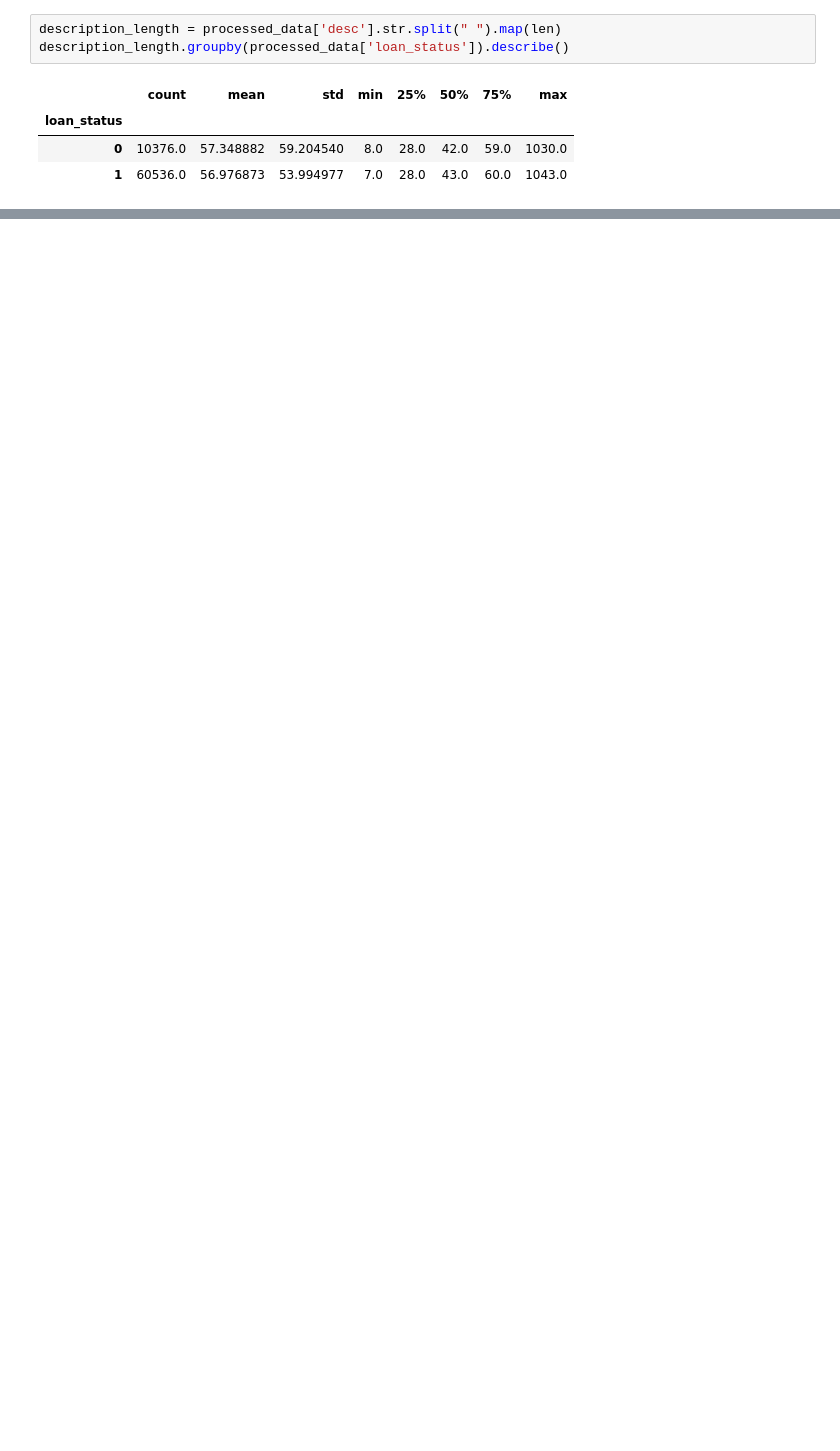
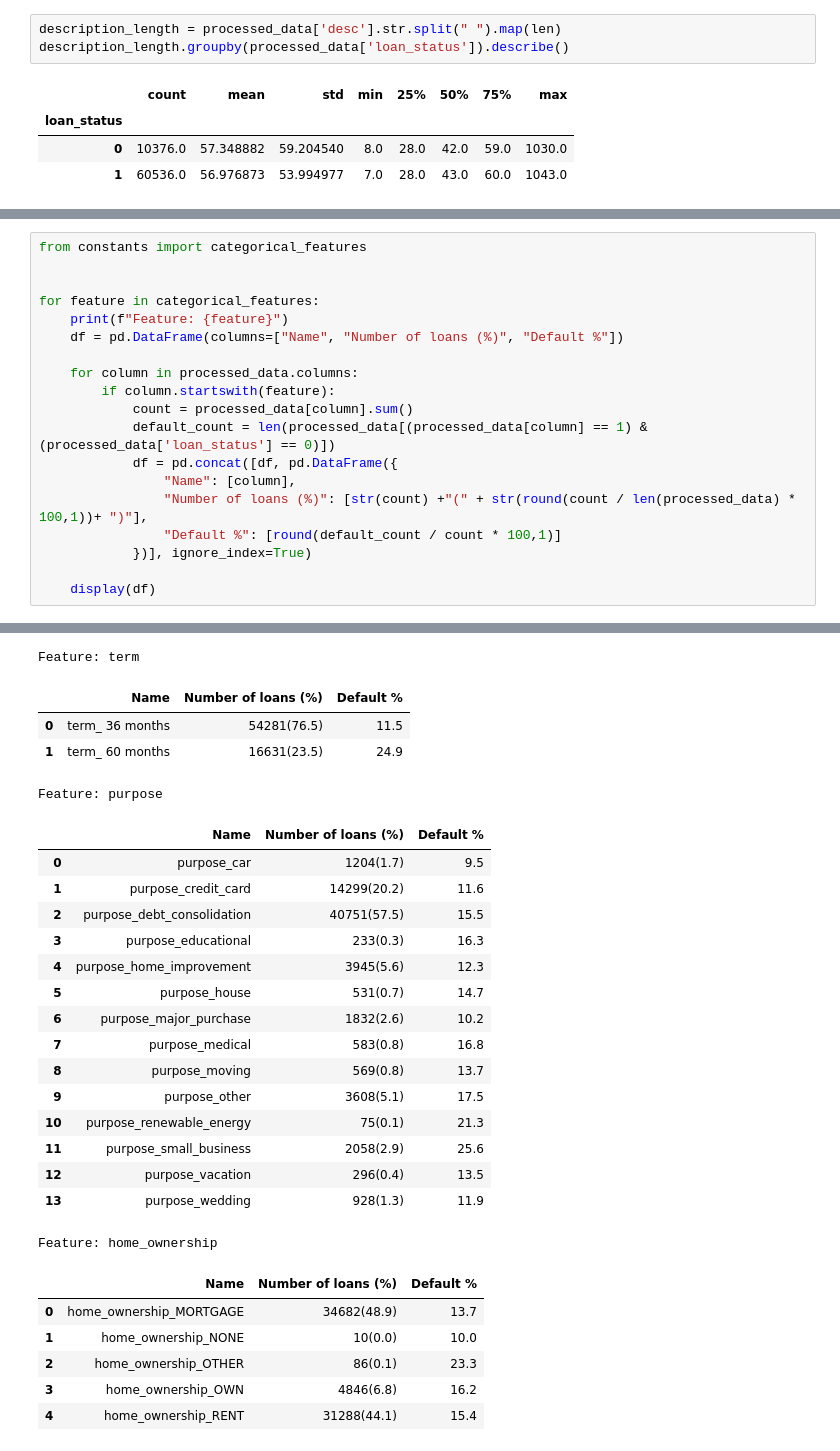
Before and after one commit to JonahNiklas/Pre-project-transformer, a Jupyter notebook: dataset_exploration.ipynb, the cells around one changed output, grey strips where cells are left out. Cells and saved outputs as stored; diff of their text form; blank space fills up the shorter version.

Commit message:
feat: explore categorical features

```diff
--- a/dataset_exploration.ipynb
+++ b/dataset_exploration.ipynb
@@ -96,0 +79,20 @@ Index(['loan_status', 'loan_amnt', 'int_rate', 'fico_range_low', 'grade',
+# %%
+from constants import categorical_features
+
+
+for feature in categorical_features:
+    print(f"Feature: {feature}")
+    df = pd.DataFrame(columns=["Name", "Number of loans (%)", "Default %"])
+
+    for column in processed_data.columns:
+        if column.startswith(feature):
+            count = processed_data[column].sum()
+            default_count = len(processed_data[(processed_data[column] == 1) & (processed_data['loan_status'] == 0)])
+            df = pd.concat([df, pd.DataFrame({
+                "Name": [column],
+                "Number of loans (%)": [str(count) +"(" + str(round(count / len(processed_data) * 100,1))+ ")"],
+                "Default %": [round(default_count / count * 100,1)]
+            })], ignore_index=True)
+
+    display(df)
+# %% [output]
@@ -96,0 +108,27 @@ Index(['loan_status', 'loan_amnt', 'int_rate', 'fico_range_low', 'grade',
+Feature: term
+|  | Name | Number of loans (%) | Default % |
+| 0 | term_ 36 months | 54281(76.5) | 11.5 |
+| 1 | term_ 60 months | 16631(23.5) | 24.9 |
+Feature: purpose
+|  | Name | Number of loans (%) | Default % |
+| 0 | purpose_car | 1204(1.7) | 9.5 |
+| 1 | purpose_credit_card | 14299(20.2) | 11.6 |
+| 2 | purpose_debt_consolidation | 40751(57.5) | 15.5 |
+| 3 | purpose_educational | 233(0.3) | 16.3 |
+| 4 | purpose_home_improvement | 3945(5.6) | 12.3 |
+| 5 | purpose_house | 531(0.7) | 14.7 |
+| 6 | purpose_major_purchase | 1832(2.6) | 10.2 |
+| 7 | purpose_medical | 583(0.8) | 16.8 |
+| 8 | purpose_moving | 569(0.8) | 13.7 |
+| 9 | purpose_other | 3608(5.1) | 17.5 |
+| 10 | purpose_renewable_energy | 75(0.1) | 21.3 |
+| 11 | purpose_small_business | 2058(2.9) | 25.6 |
+| 12 | purpose_vacation | 296(0.4) | 13.5 |
+| 13 | purpose_wedding | 928(1.3) | 11.9 |
+Feature: home_ownership
+|  | Name | Number of loans (%) | Default % |
+| 0 | home_ownership_MORTGAGE | 34682(48.9) | 13.7 |
+| 1 | home_ownership_NONE | 10(0.0) | 10.0 |
+| 2 | home_ownership_OTHER | 86(0.1) | 23.3 |
+| 3 | home_ownership_OWN | 4846(6.8) | 16.2 |
+| 4 | home_ownership_RENT | 31288(44.1) | 15.4 |
```
Also changed, not shown: parts of 5 cells of this notebook, 1 other file.
